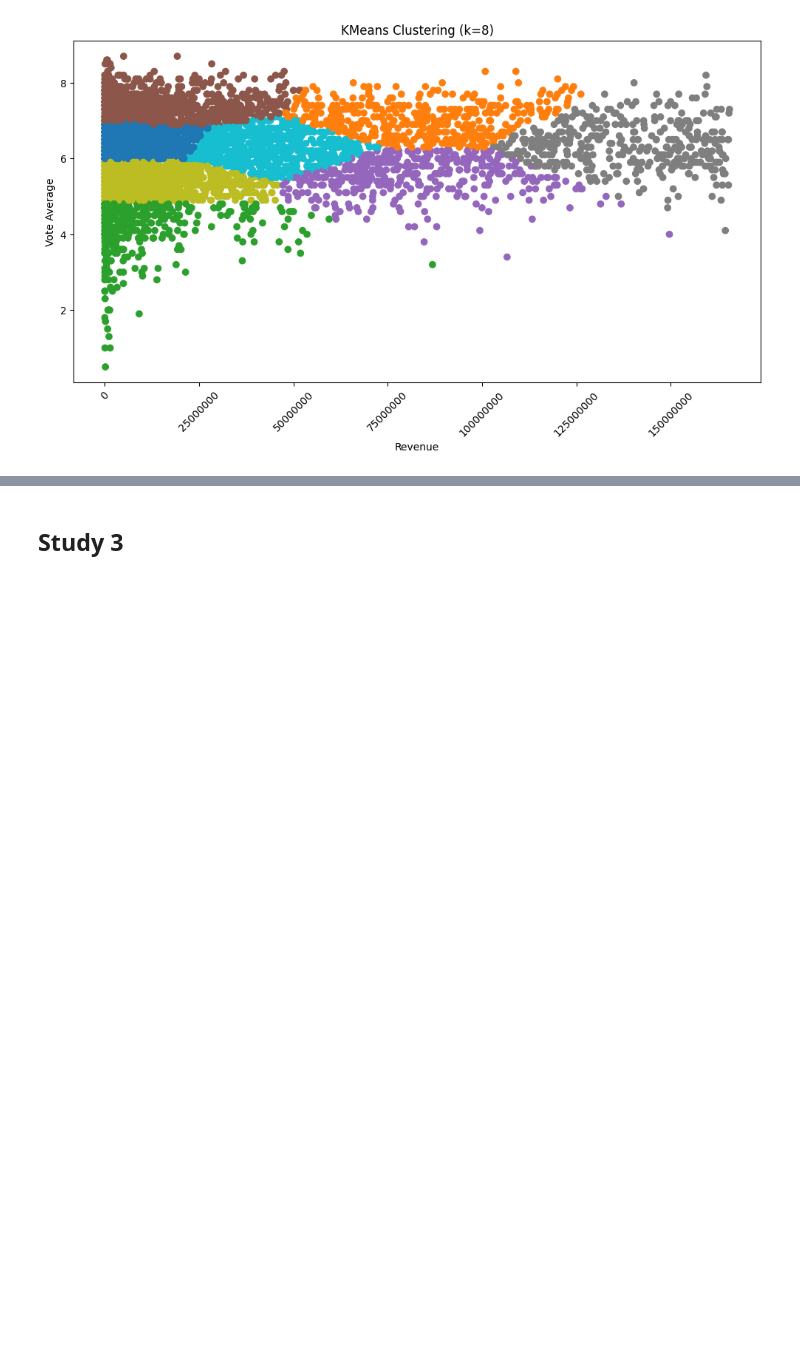
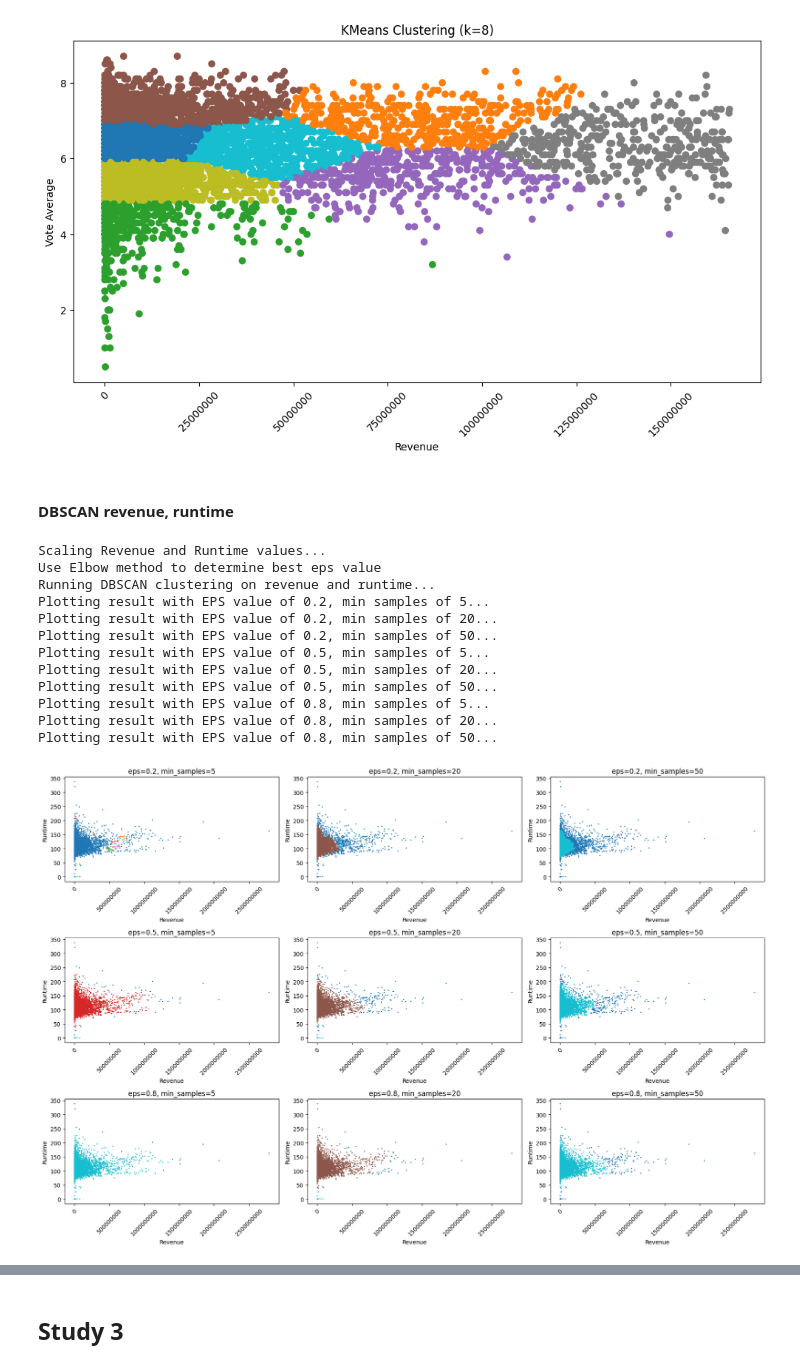
Before and after one commit to jvdlopes/CSI4142_A4, a Jupyter notebook: a4.ipynb, the cells around one changed output, grey strips where cells are left out. Saved outputs shown, nothing was run; the diff lists cells and outputs as text; code cells hidden in the pictures; blank space fills up the shorter version.

Commit message:
dbscan on runtime and revenue

```diff
--- a/a4.ipynb
+++ b/a4.ipynb
@@ -1467,3 +1467,5 @@ Try using .loc[row_indexer,col_indexer] = value instead
 See the caveats in the documentation: https://pandas.pydata.org/pandas-docs/stable/user_guide/indexing.html#returning-a-view-versus-a-copy
   filtered[f'cluster_{k}'] = kmeans.labels_
 [figure]
+# %% [markdown]
+#### DBSCAN revenue, runtime
@@ -1469,0 +1490,50 @@ See the caveats in the documentation: https://pandas.pydata.org/pandas-docs/stab
+# %%
+from sklearn.cluster import DBSCAN
+
+print('Scaling Revenue and Runtime values...')
+
+scaler = StandardScaler()
+scaled_rr = scaler.fit_transform(metadata_kmeans[['revenue', 'runtime']])
+
+print(f'Use Elbow method to determine best eps value')
+
+# determine_best_eps(50, scaled_rr)
+
+
+eps_values = [0.2, 0.5, 0.8]
+min_samples_values = [5, 20, 50]
+# min_samples
+fig, axes = plt.subplots(len(eps_values), len(min_samples_values), figsize=(18, 12))
+
+
+print(f'Running DBSCAN clustering on revenue and runtime...')
+
+for i, eps in enumerate(eps_values):
+    for j, min_samples in enumerate(min_samples_values):
+        dbscan = DBSCAN(eps=eps, min_samples=min_samples)
+        labels = dbscan.fit_predict(scaled_rr)
+
+        print(f'Plotting result with EPS value of {eps}, min samples of {min_samples}...')
+        axes[i, j].scatter(metadata_kmeans['revenue'], metadata_kmeans['runtime'], c=labels, cmap='tab10', s=1)
+        axes[i, j].set_title(f'eps={eps}, min_samples={min_samples}')
+        axes[i, j].set_xlabel('Revenue')
+        axes[i, j].set_ylabel('Runtime')
+        axes[i, j].ticklabel_format(style='plain', axis='x')
+        axes[i, j].tick_params(axis='x', rotation=45)
+
+plt.tight_layout()
+plt.show()
+# %% [output]
+Scaling Revenue and Runtime values...
+Use Elbow method to determine best eps value
+Running DBSCAN clustering on revenue and runtime...
+Plotting result with EPS value of 0.2, min samples of 5...
+Plotting result with EPS value of 0.2, min samples of 20...
+Plotting result with EPS value of 0.2, min samples of 50...
+Plotting result with EPS value of 0.5, min samples of 5...
+Plotting result with EPS value of 0.5, min samples of 20...
+Plotting result with EPS value of 0.5, min samples of 50...
+Plotting result with EPS value of 0.8, min samples of 5...
+Plotting result with EPS value of 0.8, min samples of 20...
+Plotting result with EPS value of 0.8, min samples of 50...
+[figure, added]
```
Also changed, not shown: parts of 3 cells of this notebook.
